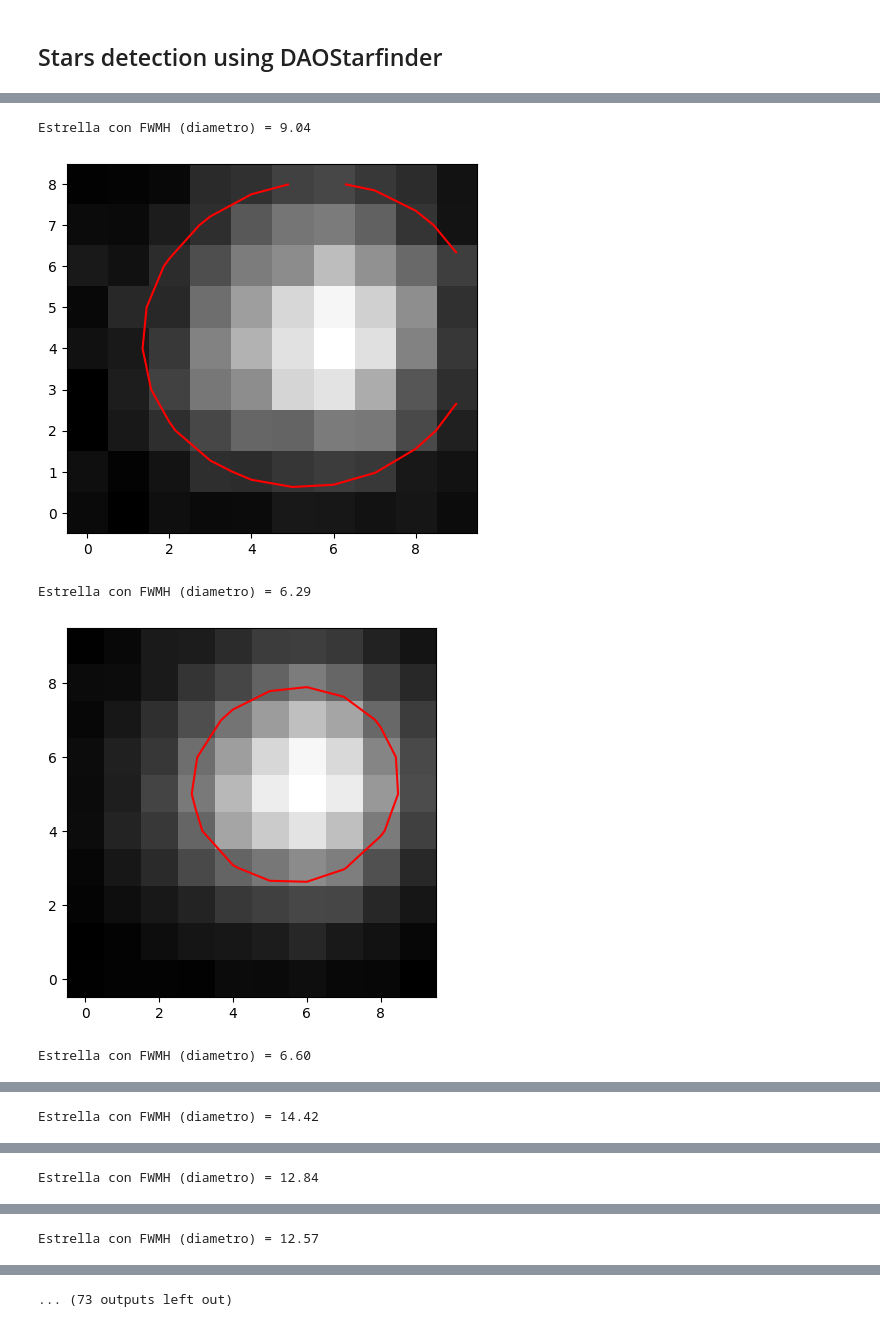
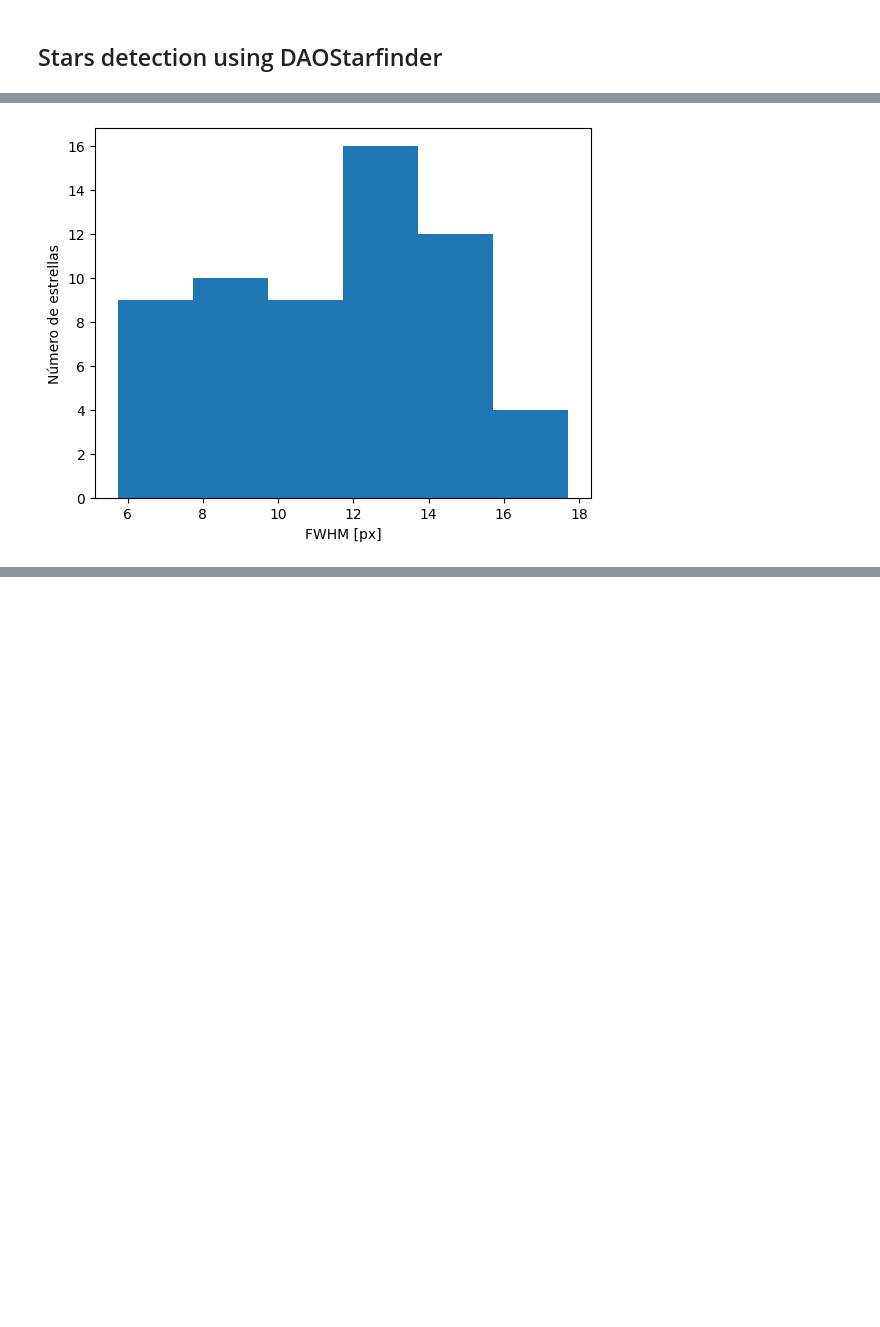
Before and after one commit to juagudeloo/Seeing-OAN, a Jupyter notebook: Eduardo_field_stars_diameter.ipynb, the cells around one changed output, grey strips where cells are left out. Cells and saved outputs as stored; diff of their text form; code cells hidden in the pictures; blank space fills up the shorter version.

```diff
--- a/Eduardo_field_stars_diameter.ipynb
+++ b/Eduardo_field_stars_diameter.ipynb
@@ -38,7 +38,7 @@ height = u.Quantity(pixel_height, u.deg)
 
 # Realizar la consulta al catálogo GAIA
 Gaia.ROW_LIMIT = 10000
-j = Gaia.query_object_async(coordinate=center_coord, width=width, height=height)
+j = Gaia.query_object_async(coordinate=center_coord, width=width, height=height);
 
 # Convertir a pandas para trabajar con los datos de manera más cómoda
 results_GAIA = j.to_pandas()
@@ -46,10 +46,8 @@ print("....")
 print(f"Se encontraron {len (results_GAIA)} objetos en total")
 print("....")
 # Aplicar un filtro para la cantidad de objetos obtenidos
-filtered_stars = results_GAIA[results_GAIA["phot_g_mean_mag"] < 14]
-print(
-    f"Aplicando filtro de Magnitudes mas brillantes que {np.max(filtered_stars['phot_g_mean_mag']):.2f}"
-)
+filtered_stars = results_GAIA[results_GAIA["phot_g_mean_mag"] < 12]
+print(f"Aplicando filtro de Magnitudes mas brillantes que {np.max(filtered_stars['phot_g_mean_mag']):.2f}")
 print("....")
 print("....")
 print(f"Se encontraron {len (filtered_stars)} objetos")
@@ -61,13 +59,13 @@ dec = filtered_stars["dec"]
 
 # Convertir las coordenadas de GAIA a píxeles en la imagen
 gaia_coords = SkyCoord(ra=ra.values, dec=dec.values, unit=(u.deg, u.deg))
-x, y = wcs.world_to_pixel(gaia_coords)
+x_star, y_star = wcs.world_to_pixel(gaia_coords)
 
 # Mostrar la imagen FITS con los puntos encontrados
 norm = simple_norm(image_data, "sqrt")
 
 plt.imshow(image_data, cmap="gray", norm=norm, origin="lower")  # Usar PowerNorm para el escalado logarítmico
-plt.scatter(x, y, s=20, edgecolor="red", facecolor="none", label="GAIA Stars")  # Ajustar el tamaño y color de los puntos
+plt.scatter(x_star, y_star, s=20, edgecolor="red", facecolor="none", label="GAIA Stars")  # Ajustar el tamaño y color de los puntos
 plt.legend()
 plt.show()
 print(f"Coordenadas centrales: {center_coord}")
@@ -90,2 +88,13 @@ Se encontraron 85 objetos
 Coordenadas centrales: <SkyCoord (FK5: equinox=2000.0): (ra, dec) in deg
     (297.88824097, 8.89849159)>
+# %%
+data = {
+    "source_id": filtered_stars["SOURCE_ID"],
+    "RA": ra,
+    "Dec": dec,
+    "x": x_star,
+    "y": y_star,
+}
+df_stars = pd.DataFrame(data)
+list_stars = df_stars.to_dict("records")
+#df_stars
@@ -106,13 +198,13 @@ std, median = mad_std(image_data) , np.median(image_data)
 
 # Detectar estrellas utilizando DAOStarFinder
 # Ajusta el valor del FWHM (FWHM de la PSF estimada) y el threshold (umbral de detección)
-daofind = DAOStarFinder(fwhm=5.0, threshold=12.0 * std)
+daofind = DAOStarFinder(fwhm=6.0, threshold=10.0 * std)
 stars = daofind(image_data- median)
 print(f"se encontraron {len(stars)} estrellas en total")
 
 ## Visualizacion de las estrellas encontradas
 positions = np.transpose((stars["xcentroid"], stars["ycentroid"]))# coordenadas de las estrellas
-apertures = CircularAperture(positions, r=4.0)
+apertures = CircularAperture(positions, r=5.0)
 norm = ImageNormalize(stretch=SqrtStretch())
 plt.imshow(image_data, cmap="gray", origin="lower", norm=norm)
 apertures.plot(color="red", lw=1, alpha=0.5);
@@ -139,41 +229,38 @@ for star in stars:
     if (x_min < 0 or x_max > image_data.shape[1] or y_min < 0 or y_max > image_data.shape[0]):
          continue
 
     star_cutout = image_data[y_min:y_max, x_min:x_max]
 
     # Crear las coordenadas (x, y) de la ventana
     yy, xx = np.mgrid[:star_cutout.shape[0], :star_cutout.shape[1]]
 
     # Ajustar una Gaussiana 2D al perfil de la estrella
     initial_guess = models.Gaussian2D(amplitude=np.max(star_cutout), x_mean=size//2, y_mean=size//2, x_stddev=1, y_stddev=1)
     fitted_model = fit_p(initial_guess, xx, yy, star_cutout)
 
     # Obtener los sigma en las direcciones x e y
-    sigma_x = fitted_model.x_stddev.value
-    sigma_y = fitted_model.y_stddev.value
+    sigma_x = fitted_model.x_fwhm
+    sigma_y = fitted_model.y_fwhm
 
     # Convertir sigma a FWHM
     a =  sigma_x
     b =  sigma_y
-    fwhm = 2*np.sqrt(np.log(2)*(a**2 + b**2))
+    #fwhm = 2*np.sqrt(np.log(2)*(a**2 + b**2))
+    fwhm = np.min([a,b])
     diameter.append(fwhm)
 
-    #"""Visualizzar resultado
+    """Visualizzar resultado
 
-    print(f"Estrella con FWMH (diametro) = {fwhm:.2f}")
+    print(f"Estrella con FWHM (diametro) = {fwhm:.2f}")
     plt.imshow(star_cutout, origin='lower', cmap='gray', interpolation='nearest')
     plt.contour(fitted_model(xx, yy), colors='red', levels=[0.6*np.max(fitted_model(xx, yy))])
     plt.show()
 
     #"""
 
-plt.hist(diameter, bins=8)
+plt.hist(diameter, bins=6)
 plt.xlabel("FWHM [px]")
 plt.ylabel("Número de estrellas")
 plt.show()
 # %% [output]
-Estrella con FWMH (diametro) = 9.04
-[figure, old version]
+[figure, new version]
-Estrella con FWMH (diametro) = 6.29
-[figure, removed]
-Estrella con FWMH (diametro) = 6.60
@@ -181 +266,0 @@ Estrella con FWMH (diametro) = 6.60
-Estrella con FWMH (diametro) = 14.42
@@ -183 +266,0 @@ Estrella con FWMH (diametro) = 14.42
-Estrella con FWMH (diametro) = 12.84
@@ -185 +266,0 @@ Estrella con FWMH (diametro) = 12.84
-Estrella con FWMH (diametro) = 12.57
@@ -187,4 +267,3 @@ Estrella con FWMH (diametro) = 12.57
-... (73 outputs left out)
 # %%
 # Calcular la media y la desviación estándar del diametro
 mean_d, median_d, std_d = np.mean(diameter), np.median(diameter), mad_std(diameter)
```
Also changed, not shown: parts of 9 cells of this notebook.
